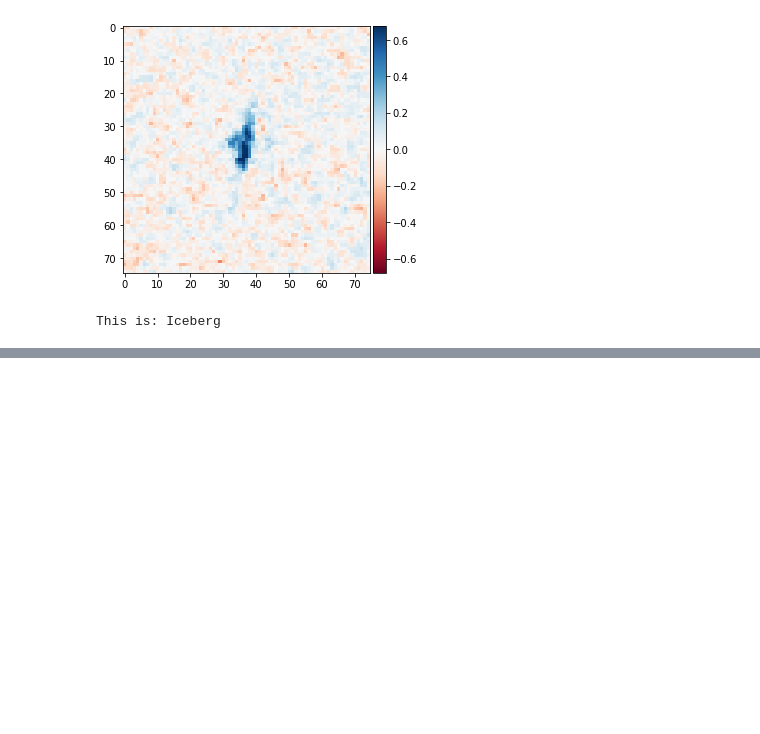
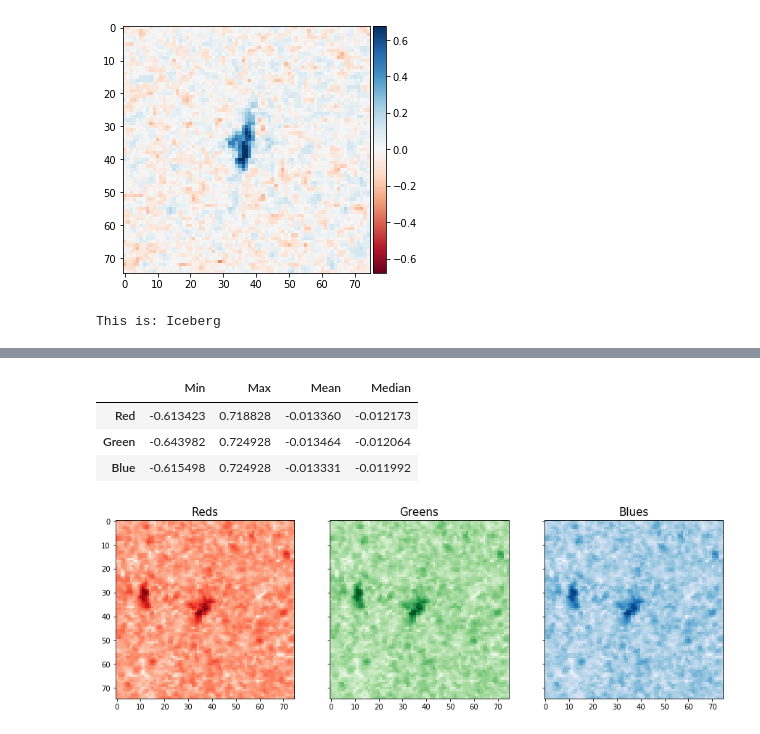
Before and after one commit to camillesauer/ClimateProject---E3, a Jupyter notebook: Data analysis/Data analysis.ipynb, the cells around one changed output, grey strips where cells are left out. Cells and saved outputs as stored; diff of their text form; code cells hidden in the pictures; blank space fills up the shorter version.

```diff
--- a/Data analysis/Data analysis.ipynb
+++ b/Data analysis/Data analysis.ipynb
@@ -54,0 +109,28 @@ This is: Iceberg
+# %%
+def RGBStats(image):
+    colors = []
+    for i in range(0, 3):
+        max_color =np.max(image[:,:,i])
+        min_color =np.min(image[:,:,i])
+        mean_color = np.mean(image[:,:,i])
+        median_color = np.median(image[:,:,i])
+        row = (min_color, max_color, mean_color, median_color)
+        colors.append(row)
+    return pd.DataFrame(colors,
+                        index = ['Red', ' Green', 'Blue'],
+                        columns = ['Min', 'Max', 'Mean', 'Median'])
+
+RGBStats(X_train)
+# %% [output]
+|  | Min | Max | Mean | Median |
+| Red | -0.613423 | 0.718828 | -0.013360 | -0.012173 |
+| Green | -0.643982 | 0.724928 | -0.013464 | -0.012064 |
+| Blue | -0.615498 | 0.724928 | -0.013331 | -0.011992 |
+# %%
+rgb = ['Reds','Greens','Blues']
+_, axes = plt.subplots(1, 3, figsize=(15,5), sharey = True)
+for i in range(3):
+   axes[i].imshow(X_train[ix,:,:,2], cmap = rgb[i])
+   axes[i].set_title(rgb[i], fontsize = 15)
+# %% [output]
+[figure, added]
```
Also changed, not shown: parts of 41 cells of this notebook, 3 other files.
